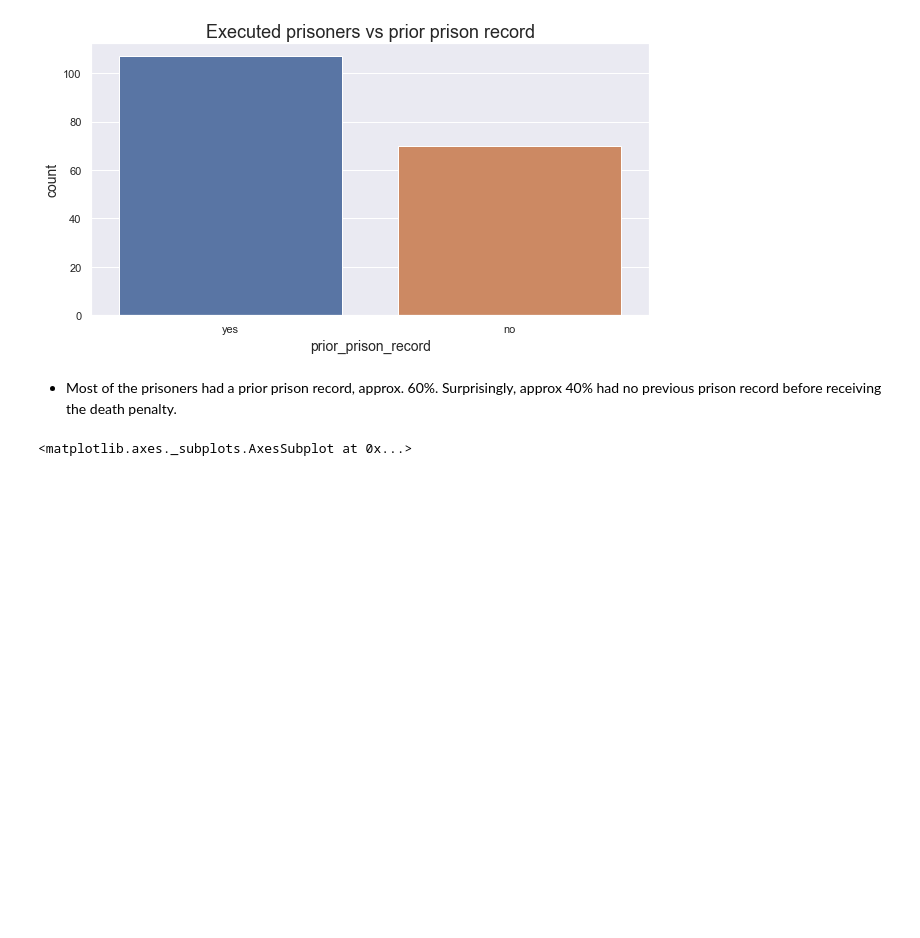
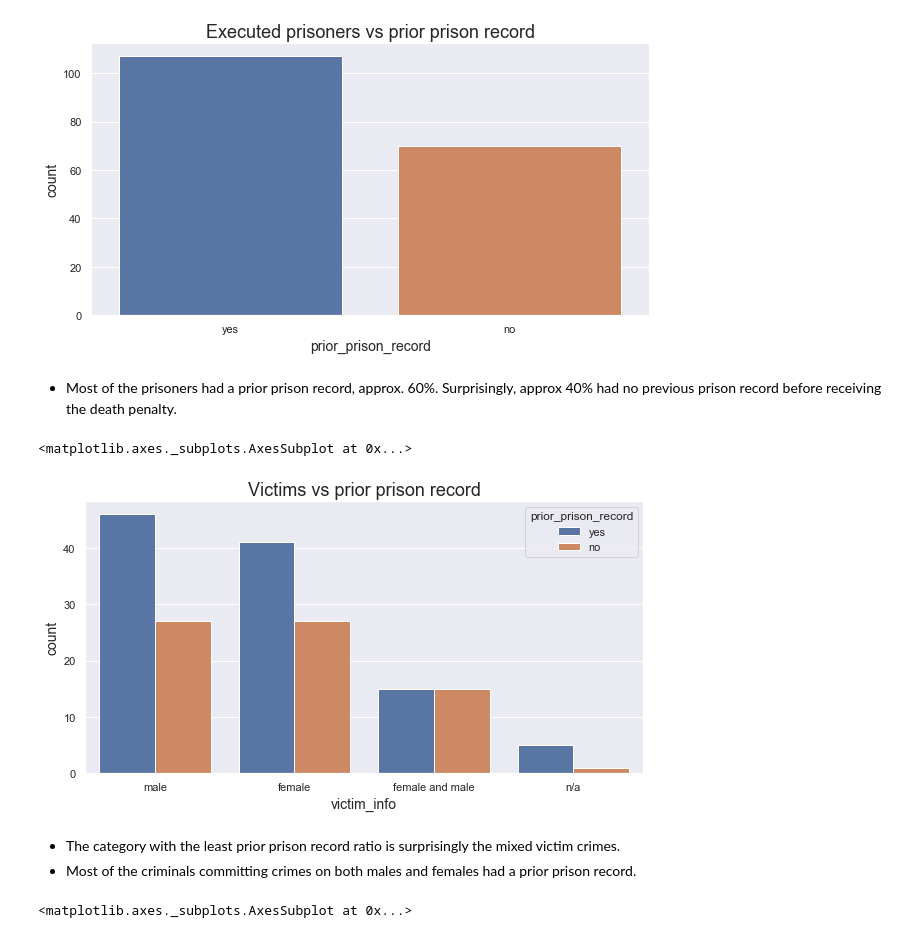
Before and after one commit to Kayaae/death_row_project, a Jupyter notebook: Deathrow.ipynb, the cells around one changed output. Saved outputs shown, nothing was run; the diff lists cells and outputs as text; code cells hidden in the pictures; blank space fills up the shorter version.

```diff
--- a/Deathrow.ipynb
+++ b/Deathrow.ipynb
@@ -518,6 +517,18 @@ sns.countplot(x="prior_prison_record", data=X_slim)
 [figure]
 # %% [markdown]
 - Most of the prisoners had a prior prison record, approx. 60%. Surprisingly, approx 40% had no previous prison record before receiving the death penalty.
+# %%
+plt.figure(figsize=(10,5))
+plt.title("Victims vs prior prison record")
+plt.rcParams['axes.labelsize'] = 14
+plt.rcParams['axes.titlesize'] = 18
+sns.countplot(x="victim_info", hue="prior_prison_record", data=X_slim)
+# %% [output]
+<matplotlib.axes._subplots.AxesSubplot at 0x...>
+[figure, added]
+# %% [markdown]
+- The category with the least prior prison record ratio is surprisingly the mixed victim crimes.
+- Most of the criminals committing crimes on both males and females had a prior prison record.
 # %%
 plt.figure(figsize=(10,5))
 plt.title("Executed prisoners vs race")
```
Also changed, not shown: parts of 98 cells of this notebook.
